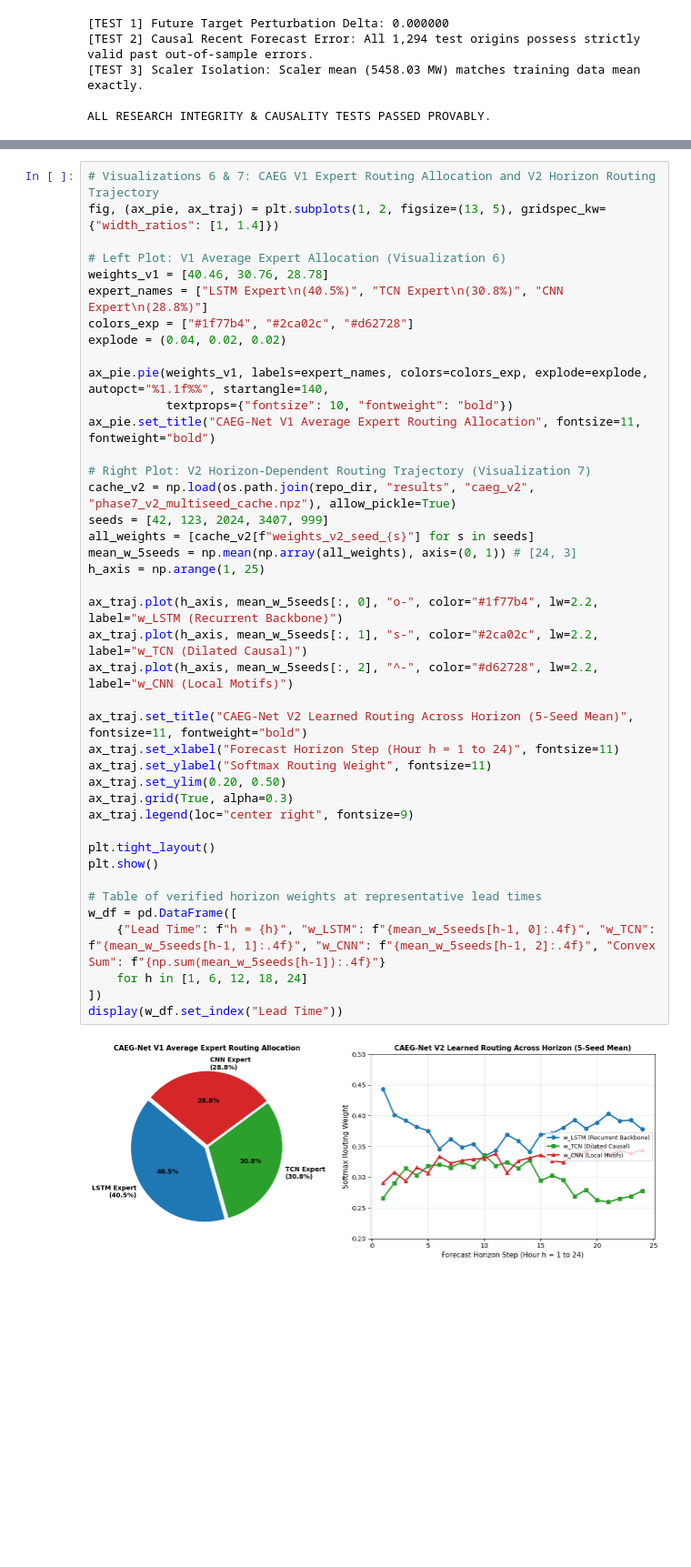
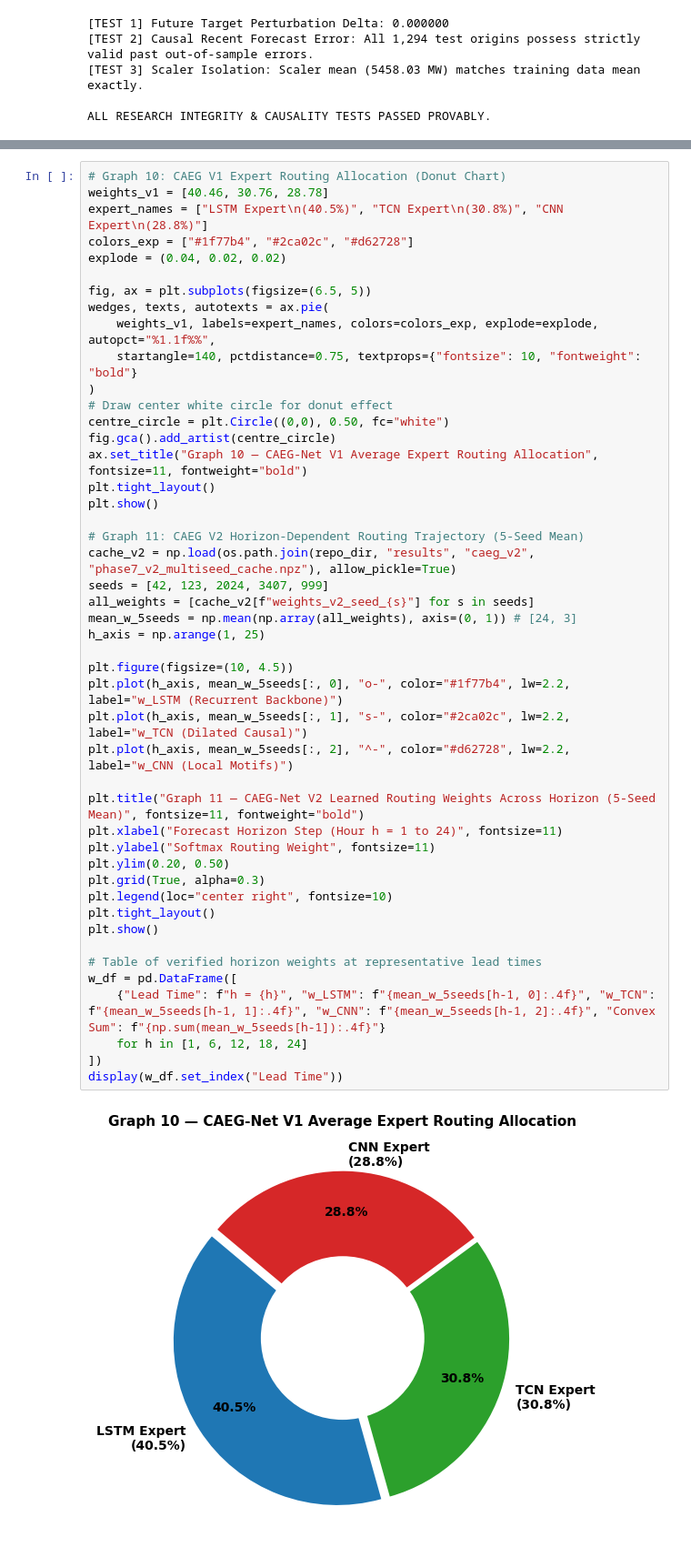
Before and after one commit to vinay-0208/CAEGNET, a Jupyter notebook: notebooks/CAEG_Net_Faculty_Review.ipynb, the cells around one changed output, grey strips where cells are left out. Shown at 91% size. Drawn from its saved outputs; the diff is of its cells as text; blank space fills up the shorter version.

```diff
--- a/notebooks/CAEG_Net_Faculty_Review.ipynb
+++ b/notebooks/CAEG_Net_Faculty_Review.ipynb
@@ -503,45 +675,50 @@ display(ablation_summary.set_index("Ablation Study"))
   - *(Note: In accordance with scientific rigor, these correlations reflect empirical statistical associations rather than proven causal mechanisms.)*
 - **Horizon-Dependent Gating Dynamics (V2 Experimental Variant):** Tracks how routing shifts across lead times $h = 1 \dots 24$.
 # %%
-# Visualizations 6 & 7: CAEG V1 Expert Routing Allocation and V2 Horizon Routing Trajectory
-fig, (ax_pie, ax_traj) = plt.subplots(1, 2, figsize=(13, 5), gridspec_kw={"width_ratios": [1, 1.4]})
-
-# Left Plot: V1 Average Expert Allocation (Visualization 6)
+# Graph 10: CAEG V1 Expert Routing Allocation (Donut Chart)
 weights_v1 = [40.46, 30.76, 28.78]
 expert_names = ["LSTM Expert\n(40.5%)", "TCN Expert\n(30.8%)", "CNN Expert\n(28.8%)"]
 colors_exp = ["#1f77b4", "#2ca02c", "#d62728"]
 explode = (0.04, 0.02, 0.02)
 
-ax_pie.pie(weights_v1, labels=expert_names, colors=colors_exp, explode=explode, autopct="%1.1f%%", startangle=140,
-           textprops={"fontsize": 10, "fontweight": "bold"})
-ax_pie.set_title("CAEG-Net V1 Average Expert Routing Allocation", fontsize=11, fontweight="bold")
+fig, ax = plt.subplots(figsize=(6.5, 5))
+wedges, texts, autotexts = ax.pie(
+    weights_v1, labels=expert_names, colors=colors_exp, explode=explode, autopct="%1.1f%%",
+    startangle=140, pctdistance=0.75, textprops={"fontsize": 10, "fontweight": "bold"}
+)
+# Draw center white circle for donut effect
+centre_circle = plt.Circle((0,0), 0.50, fc="white")
+fig.gca().add_artist(centre_circle)
+ax.set_title("Graph 10 — CAEG-Net V1 Average Expert Routing Allocation", fontsize=11, fontweight="bold")
+plt.tight_layout()
+plt.show()
 
-# Right Plot: V2 Horizon-Dependent Routing Trajectory (Visualization 7)
+# Graph 11: CAEG V2 Horizon-Dependent Routing Trajectory (5-Seed Mean)
 cache_v2 = np.load(os.path.join(repo_dir, "results", "caeg_v2", "phase7_v2_multiseed_cache.npz"), allow_pickle=True)
 seeds = [42, 123, 2024, 3407, 999]
 all_weights = [cache_v2[f"weights_v2_seed_{s}"] for s in seeds]
 mean_w_5seeds = np.mean(np.array(all_weights), axis=(0, 1)) # [24, 3]
 h_axis = np.arange(1, 25)
 
-ax_traj.plot(h_axis, mean_w_5seeds[:, 0], "o-", color="#1f77b4", lw=2.2, label="w_LSTM (Recurrent Backbone)")
-ax_traj.plot(h_axis, mean_w_5seeds[:, 1], "s-", color="#2ca02c", lw=2.2, label="w_TCN (Dilated Causal)")
-ax_traj.plot(h_axis, mean_w_5seeds[:, 2], "^-", color="#d62728", lw=2.2, label="w_CNN (Local Motifs)")
+plt.figure(figsize=(10, 4.5))
+plt.plot(h_axis, mean_w_5seeds[:, 0], "o-", color="#1f77b4", lw=2.2, label="w_LSTM (Recurrent Backbone)")
+plt.plot(h_axis, mean_w_5seeds[:, 1], "s-", color="#2ca02c", lw=2.2, label="w_TCN (Dilated Causal)")
+plt.plot(h_axis, mean_w_5seeds[:, 2], "^-", color="#d62728", lw=2.2, label="w_CNN (Local Motifs)")
 
-ax_traj.set_title("CAEG-Net V2 Learned Routing Across Horizon (5-Seed Mean)", fontsize=11, fontweight="bold")
-ax_traj.set_xlabel("Forecast Horizon Step (Hour h = 1 to 24)", fontsize=11)
-ax_traj.set_ylabel("Softmax Routing Weight", fontsize=11)
-ax_traj.set_ylim(0.20, 0.50)
-ax_traj.grid(True, alpha=0.3)
-ax_traj.legend(loc="center right", fontsize=9)
-
+plt.title("Graph 11 — CAEG-Net V2 Learned Routing Weights Across Horizon (5-Seed Mean)", fontsize=11, fontweight="bold")
+plt.xlabel("Forecast Horizon Step (Hour h = 1 to 24)", fontsize=11)
+plt.ylabel("Softmax Routing Weight", fontsize=11)
+plt.ylim(0.20, 0.50)
+plt.grid(True, alpha=0.3)
+plt.legend(loc="center right", fontsize=10)
 plt.tight_layout()
 plt.show()
 
 # Table of verified horizon weights at representative lead times
 w_df = pd.DataFrame([
     {"Lead Time": f"h = {h}", "w_LSTM": f"{mean_w_5seeds[h-1, 0]:.4f}", "w_TCN": f"{mean_w_5seeds[h-1, 1]:.4f}", "w_CNN": f"{mean_w_5seeds[h-1, 2]:.4f}", "Convex Sum": f"{np.sum(mean_w_5seeds[h-1]):.4f}"}
     for h in [1, 6, 12, 18, 24]
 ])
 display(w_df.set_index("Lead Time"))
 # %% [output]
-[figure, old version]
+[figure, new version]
```
Also changed, not shown: parts of 24 cells of this notebook, 9 other files.
